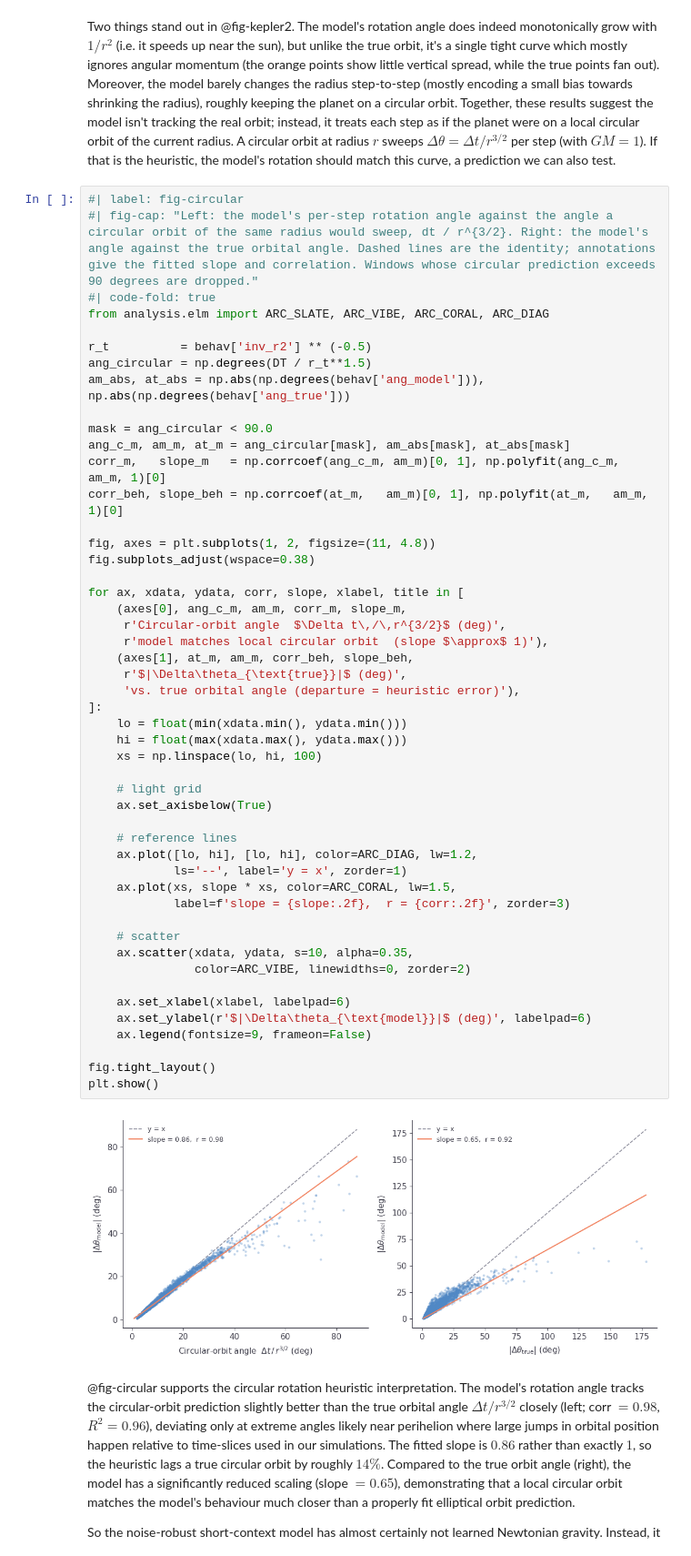
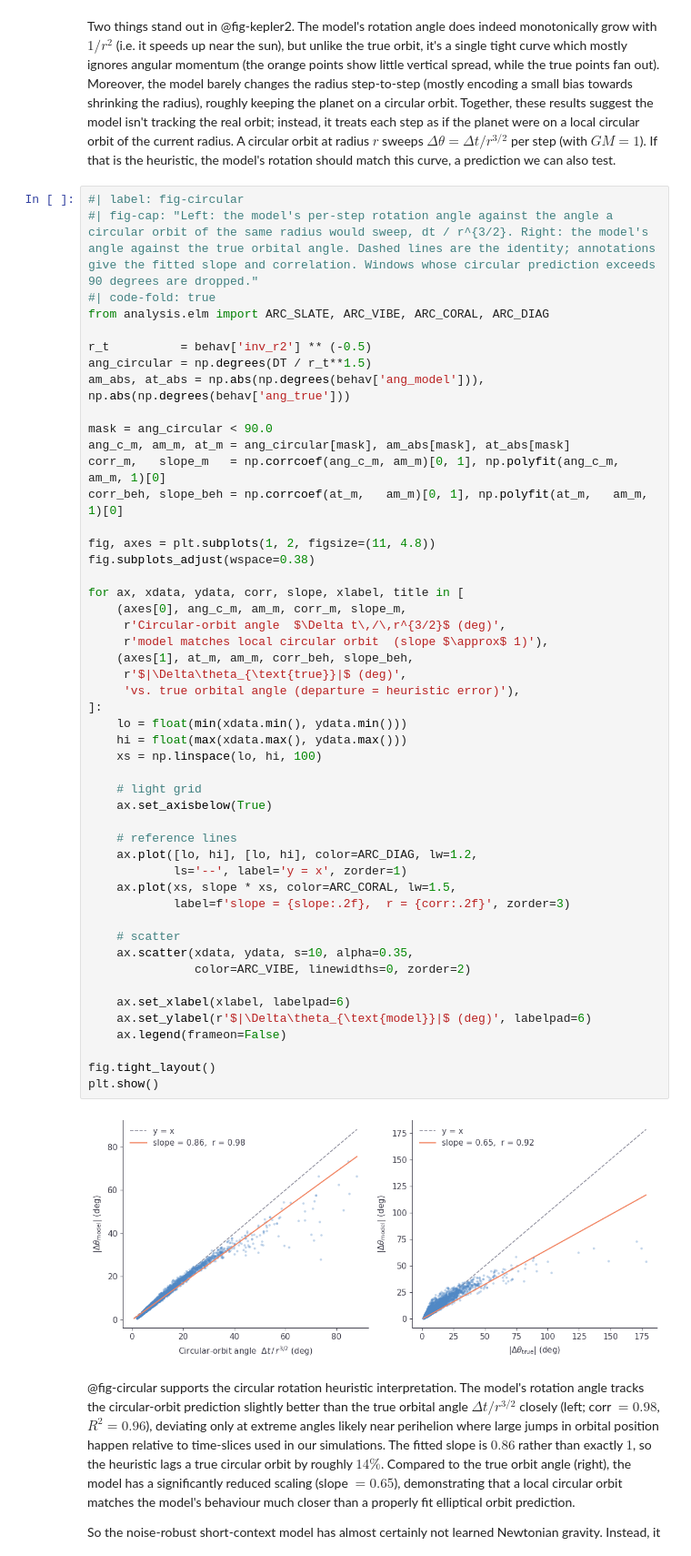
Before and after one commit to Arcadia-Science/world-model-orbits, a Jupyter notebook: index.ipynb, the cells around one changed output. Shown at 91% size. Saved outputs shown, nothing was run; the diff lists cells and outputs as text.

```diff
--- a/index.ipynb
+++ b/index.ipynb
@@ -499,35 +499,35 @@ for ax, xdata, ydata, corr, slope, xlabel, title in [
     (axes[0], ang_c_m, am_m, corr_m, slope_m,
      r'Circular-orbit angle  $\Delta t\,/\,r^{3/2}$ (deg)',
      r'model matches local circular orbit  (slope $\approx$ 1)'),
     (axes[1], at_m, am_m, corr_beh, slope_beh,
      r'$|\Delta\theta_{\text{true}}|$ (deg)',
      'vs. true orbital angle (departure = heuristic error)'),
 ]:
     lo = float(min(xdata.min(), ydata.min()))
     hi = float(max(xdata.max(), ydata.max()))
     xs = np.linspace(lo, hi, 100)
 
     # light grid
     ax.set_axisbelow(True)
 
     # reference lines
     ax.plot([lo, hi], [lo, hi], color=ARC_DIAG, lw=1.2,
             ls='--', label='y = x', zorder=1)
     ax.plot(xs, slope * xs, color=ARC_CORAL, lw=1.5,
             label=f'slope = {slope:.2f},  r = {corr:.2f}', zorder=3)
 
     # scatter
     ax.scatter(xdata, ydata, s=10, alpha=0.35,
                color=ARC_VIBE, linewidths=0, zorder=2)
 
     ax.set_xlabel(xlabel, labelpad=6)
     ax.set_ylabel(r'$|\Delta\theta_{\text{model}}|$ (deg)', labelpad=6)
-    ax.legend(fontsize=9, frameon=False)
+    ax.legend(frameon=False)
 
 fig.tight_layout()
 plt.show()
 # %% [output]
-[figure, old version]
+[figure, new version]
 # %% [markdown]
 @fig-circular supports the circular rotation heuristic interpretation. The model's rotation angle tracks the circular-orbit prediction slightly better than the true orbital angle $\Delta t / r^{3/2}$ closely (left; corr $= 0.98$, $R^2 = 0.96$), deviating only at extreme angles likely near perihelion where large jumps in orbital position happen relative to time-slices used in our simulations. The fitted slope is $0.86$ rather than exactly $1$, so the heuristic lags a true circular orbit by roughly $14\%$. Compared to the true orbit angle (right), the model has a significantly reduced scaling (slope $= 0.65$), demonstrating that a local circular orbit matches the model's behaviour much closer than a properly fit elliptical orbit prediction.
 
```
Also changed, not shown: parts of 3 cells of this notebook.
